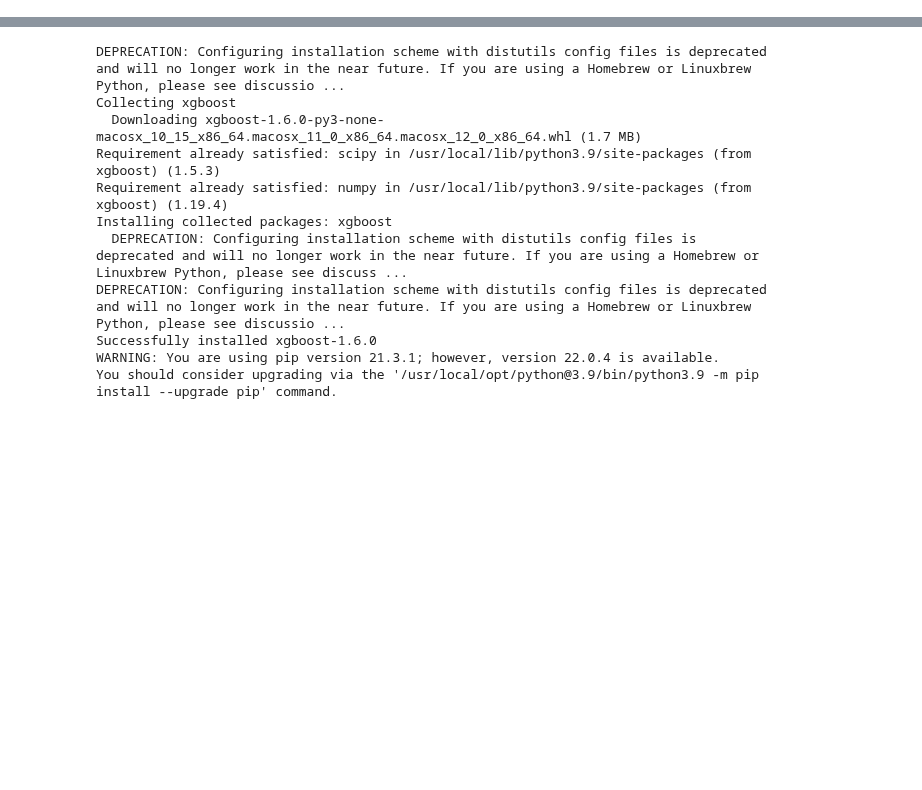
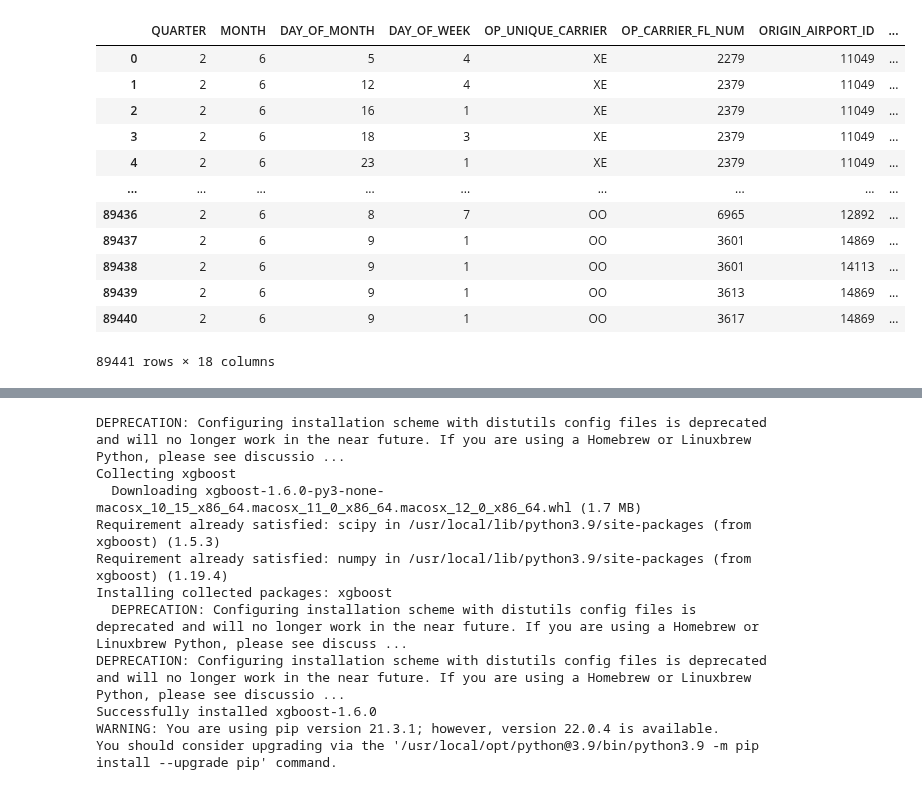
Before and after one commit to tuplex/tuplex, a Jupyter notebook: benchmarks/nextconf/hyperspecialization/flights/notebooks/XGBoost_model_flights.ipynb, the cells around one changed output, grey strips where cells are left out. Saved outputs shown, nothing was run; the diff lists cells and outputs as text; code cells hidden in the pictures; blank space fills up the shorter version.

```diff
--- a/benchmarks/nextconf/hyperspecialization/flights/notebooks/XGBoost_model_flights.ipynb
+++ b/benchmarks/nextconf/hyperspecialization/flights/notebooks/XGBoost_model_flights.ipynb
@@ -0,0 +10,3 @@
+# %%
+scratch_dir = '/hot/scratch/xgb_flights/'
+flights_root = '/hot/data/flights_all/'
@@ -0,0 +54,4 @@
+# %%
+# filter out to what is only needed
+dest_preprocess_dir = os.path.join(scratch_dir, 'prefiltered')
+os.makedirs(dest_preprocess_dir, exist_ok=True)
@@ -0,0 +68,7 @@
+# %%
+# load a single file and make an XGB boost out of it!
+paths = sorted(glob.glob(os.path.join(dest_preprocess_dir, 'flights_on_*.csv')))
+
+path = paths[0]
+# %%
+df = pd.read_csv(path)
@@ -0,0 +150,16 @@
+# %%
+df
+# %% [output]
+|  | QUARTER | MONTH | DAY_OF_MONTH | DAY_OF_WEEK | OP_UNIQUE_CARRIER | OP_CARRIER_FL_NUM | ORIGIN_AIRPORT_ID | ... |
+| 0 | 2 | 6 | 5 | 4 | XE | 2279 | 11049 | ... |
+| 1 | 2 | 6 | 12 | 4 | XE | 2379 | 11049 | ... |
+| 2 | 2 | 6 | 16 | 1 | XE | 2379 | 11049 | ... |
+| 3 | 2 | 6 | 18 | 3 | XE | 2379 | 11049 | ... |
+| 4 | 2 | 6 | 23 | 1 | XE | 2379 | 11049 | ... |
+| ... | ... | ... | ... | ... | ... | ... | ... | ... |
+| 89436 | 2 | 6 | 8 | 7 | OO | 6965 | 12892 | ... |
+| 89437 | 2 | 6 | 9 | 1 | OO | 3601 | 14869 | ... |
+| 89438 | 2 | 6 | 9 | 1 | OO | 3601 | 14113 | ... |
+| 89439 | 2 | 6 | 9 | 1 | OO | 3613 | 14869 | ... |
+| 89440 | 2 | 6 | 9 | 1 | OO | 3617 | 14869 | ... |
+89441 rows × 18 columns
```
Also changed, not shown: parts of 29 cells of this notebook, 1 other file.
